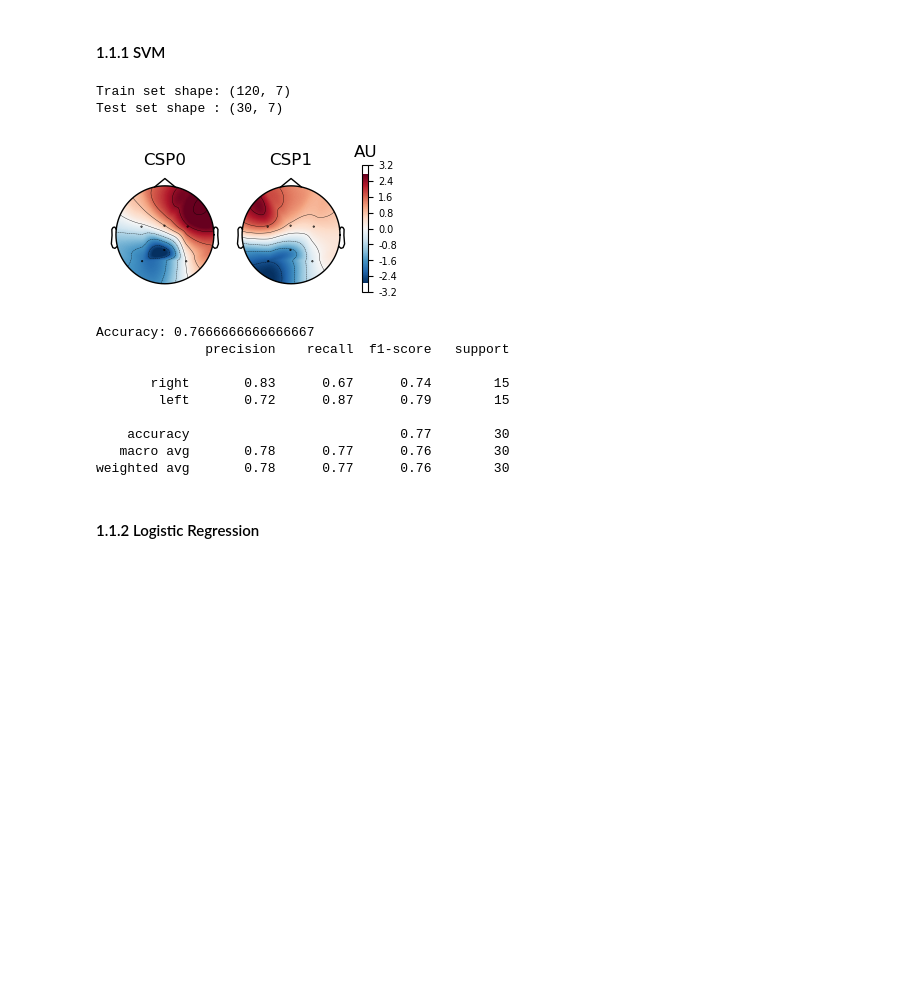
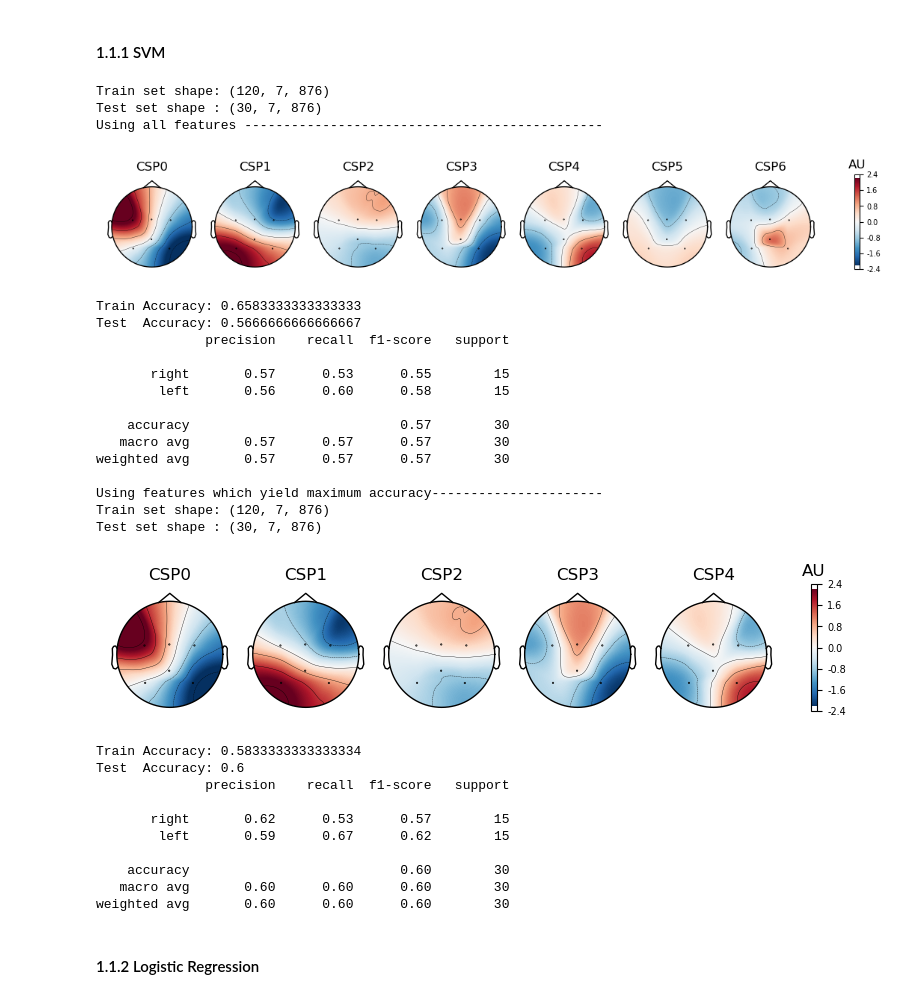
Before and after one commit to WasupolHengsritawat/Two-dimensional-Movement-Control-BCI, a Jupyter notebook: MI_offline_classification.ipynb, the cells around one changed output. Drawn from its saved outputs; the diff is of its cells as text; code cells hidden in the pictures; blank space fills up the shorter version.

```diff
--- a/MI_offline_classification.ipynb
+++ b/MI_offline_classification.ipynb
@@ -131,6 +112,7 @@ Y = epochs[['right','left']].events[:, -1]
 
 csp_list = []
 svm_list = []
+acc_train_list = []
 acc_list = []
 report_list = []
 
@@ -139,57 +121,96 @@ for i in range(2, len(epochs.ch_names) + 1):
     # Initilize CSP
     csp = CSP(n_components = i, norm_trace = False)
 
+    # -- |Classification| --
+    # Split data into training and test sets
+    X_train, X_test, Y_train, Y_test = train_test_split(X, Y, test_size = 0.2, random_state = 42, stratify=Y)
+
     # Fit CSP to data
-    csp.fit(X,Y)
+    csp.fit(X_train,Y_train)
     csp_list.append(csp)
 
     # Transform data into CSP space
-    X_transformed = csp.transform(X)
-
-    # -- |Classification| --
-    # Split data into training and test sets
-    X_train, X_test, Y_train, Y_test = train_test_split(X_transformed, Y, test_size = 0.2, random_state = 42, stratify=Y)
+    X_train_transformed = csp.transform(X_train)
+    X_test_transformed = csp.transform(X_test)
 
     # Classification
     svm = Pipeline([('SVM', SVC(kernel='linear'))])
-    svm.fit(X_train, Y_train)
+    svm.fit(X_train_transformed, Y_train)
     svm_list.append(svm)
 
-    y_pred = svm.predict(X_test)
+    y_pred = svm.predict(X_test_transformed)
     accuracy = accuracy_score(Y_test, y_pred)
     acc_list.append(accuracy)
+
+    acc_train_list.append(accuracy_score(Y_train, svm.predict(X_train_transformed)))
 
     report = classification_report(Y_test, y_pred, target_names=['right', 'left'])  # adjust target names accordingly
     report_list.append(report)
 
+# -- |Print Data Shape| --
+print(f'Train set shape: {X_train.shape}')
+print(f'Test set shape : {X_test.shape}')
+
+print("Using all features ----------------------------------------------")
+ind = len(acc_list) - 1
+
+# -- |Visualize CSP patterns| --
+csp = csp_list[ind]
+csp.plot_patterns(epochs.info);
+
+# -- |Classification results| --
+svm = svm_list[ind]
+print(f"Train Accuracy: {acc_train_list[ind]}")
+print(f"Test  Accuracy: {acc_list[ind]}")
+print(report_list[ind])
+
 # -- |Select CSP which gives maximum accuracy| --
+print("Using features which yield maximum accuracy----------------------")
 ind = np.argmax(acc_list)
 
 # -- |Print Data Shape| --
 print(f'Train set shape: {X_train.shape}')
 print(f'Test set shape : {X_test.shape}')
 
 # -- |Visualize CSP patterns| --
 csp = csp_list[ind]
 csp.plot_patterns(epochs.info);
 
 # -- |Classification results| --
 svm = svm_list[ind]
-print(f"Accuracy: {acc_list[ind]}")
+print(f"Train Accuracy: {acc_train_list[ind]}")
+print(f"Test  Accuracy: {acc_list[ind]}")
 print(report_list[ind])
 # %% [output]
-Train set shape: (120, 7)
-Test set shape : (30, 7)
+Train set shape: (120, 7, 876)
+Test set shape : (30, 7, 876)
+Using all features ----------------------------------------------
-[figure, old version]
+[figure, new version]
-Accuracy: 0.7666666666666667
+Train Accuracy: 0.6583333333333333
+Test  Accuracy: 0.5666666666666667
               precision    recall  f1-score   support
 
-       right       0.83      0.67      0.74        15
-        left       0.72      0.87      0.79        15
+       right       0.57      0.53      0.55        15
+        left       0.56      0.60      0.58        15
 
-    accuracy                           0.77        30
-   macro avg       0.78      0.77      0.76        30
-weighted avg       0.78      0.77      0.76        30
+    accuracy                           0.57        30
+   macro avg       0.57      0.57      0.57        30
+weighted avg       0.57      0.57      0.57        30
+
+Using features which yield maximum accuracy----------------------
+Train set shape: (120, 7, 876)
+Test set shape : (30, 7, 876)
+[figure, added]
+Train Accuracy: 0.5833333333333334
+Test  Accuracy: 0.6
+              precision    recall  f1-score   support
+
+       right       0.62      0.53      0.57        15
+        left       0.59      0.67      0.62        15
+
+    accuracy                           0.60        30
+   macro avg       0.60      0.60      0.60        30
+weighted avg       0.60      0.60      0.60        30
 # %% [markdown]
 #### 1.1.2 Logistic Regression
 # %%
```
Also changed, not shown: parts of 38 cells of this notebook, 19 other files.
